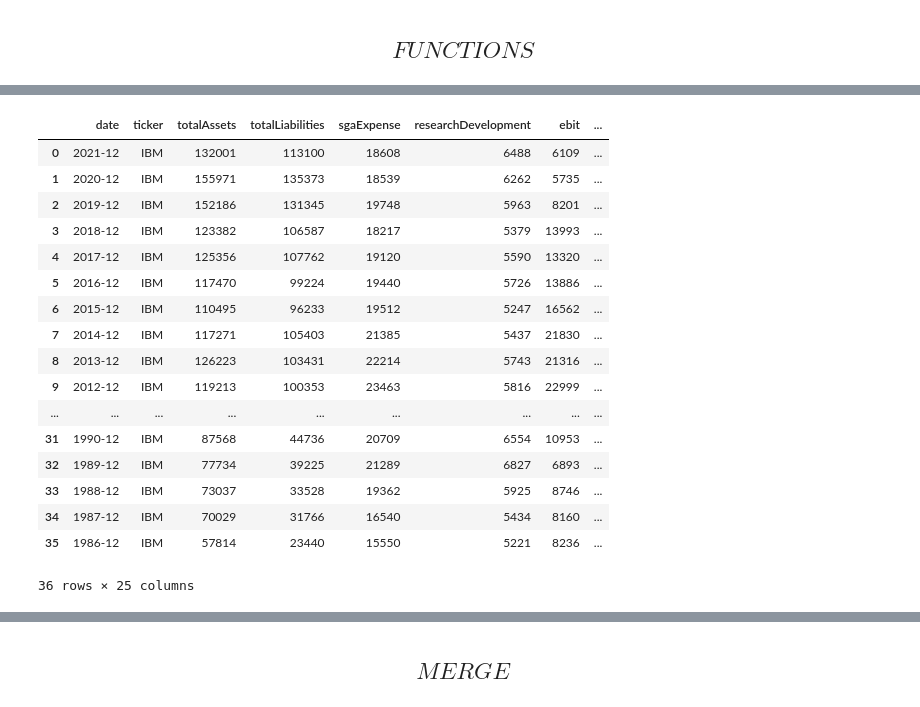
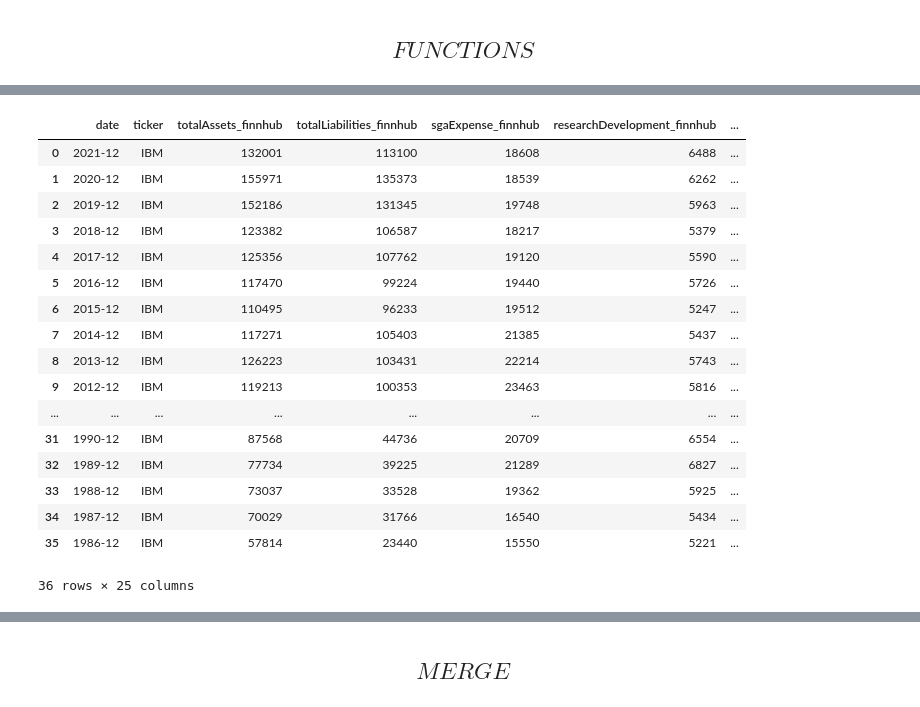
Before and after one commit to Aleengelstajn/Financial-APIs-Comparison-Python, a Jupyter notebook: API_downloads/Merge.ipynb, the cells around one changed output, grey strips where cells are left out. Cells and saved outputs as stored; diff of their text form; code cells hidden in the pictures.

```diff
--- a/API_downloads/Merge.ipynb
+++ b/API_downloads/Merge.ipynb
@@ -273,51 +283,57 @@ def finnhub(ticker):
 
     '''
     Cash Flow
     '''
     data = finnhub_client.financials(f'{ticker}', 'cf', 'annual')
     df_cash = pd.DataFrame()
     for q in range(len(data['financials'])):
         try:
             df = pd.DataFrame(data['financials'][q], index=[1])
             df_cash  = pd.concat([df_cash, df], axis=0)
         except:
             print(q)
             pass
     cols = list(df_cash.columns)
     cols.remove('period')
     cols.insert(0, 'period')
     df_cash = df_cash[cols]
     #display(df_cash.head(3))
 
     dfs = [df_cash, df_balance, df_income]
     df_final = ft.reduce(lambda left, right: pd.merge(left, right, on='period'), dfs)
 
     df_final['date'] = pd.to_datetime(df_final['period'])
     df_final['date'] = df_final.date.dt.strftime('%Y-%m')
     df_final['ticker'] = ticker
     tabla = pd.read_excel('../Merge.xlsx')
     columns = ['date', 'ticker'] + list(tabla.tag_finn)
+    ''' Renaming columns'''
+    df_final = df_final[columns]
+    with open('saved_dictionary.pkl', 'rb') as f:
+        dict = pickle.load(f)
+    df_final.rename(columns=dict['finnhub'], inplace=True)
 
-    return df_final[columns]
+
+    return df_final
 finnhub('IBM')
 # %% [output]
-|  | date | ticker | totalAssets | totalLiabilities | sgaExpense | researchDevelopment | ebit | ... |
-| 0 | 2021-12 | IBM | 132001 | 113100 | 18608 | 6488 | 6109 | ... |
-| 1 | 2020-12 | IBM | 155971 | 135373 | 18539 | 6262 | 5735 | ... |
-| 2 | 2019-12 | IBM | 152186 | 131345 | 19748 | 5963 | 8201 | ... |
-| 3 | 2018-12 | IBM | 123382 | 106587 | 18217 | 5379 | 13993 | ... |
-| 4 | 2017-12 | IBM | 125356 | 107762 | 19120 | 5590 | 13320 | ... |
-| 5 | 2016-12 | IBM | 117470 | 99224 | 19440 | 5726 | 13886 | ... |
-| 6 | 2015-12 | IBM | 110495 | 96233 | 19512 | 5247 | 16562 | ... |
-| 7 | 2014-12 | IBM | 117271 | 105403 | 21385 | 5437 | 21830 | ... |
-| 8 | 2013-12 | IBM | 126223 | 103431 | 22214 | 5743 | 21316 | ... |
-| 9 | 2012-12 | IBM | 119213 | 100353 | 23463 | 5816 | 22999 | ... |
-| ... | ... | ... | ... | ... | ... | ... | ... | ... |
-| 31 | 1990-12 | IBM | 87568 | 44736 | 20709 | 6554 | 10953 | ... |
-| 32 | 1989-12 | IBM | 77734 | 39225 | 21289 | 6827 | 6893 | ... |
-| 33 | 1988-12 | IBM | 73037 | 33528 | 19362 | 5925 | 8746 | ... |
-| 34 | 1987-12 | IBM | 70029 | 31766 | 16540 | 5434 | 8160 | ... |
-| 35 | 1986-12 | IBM | 57814 | 23440 | 15550 | 5221 | 8236 | ... |
+|  | date | ticker | totalAssets_finnhub | totalLiabilities_finnhub | sgaExpense_finnhub | researchDevelopment_finnhub | ... |
+| 0 | 2021-12 | IBM | 132001 | 113100 | 18608 | 6488 | ... |
+| 1 | 2020-12 | IBM | 155971 | 135373 | 18539 | 6262 | ... |
+| 2 | 2019-12 | IBM | 152186 | 131345 | 19748 | 5963 | ... |
+| 3 | 2018-12 | IBM | 123382 | 106587 | 18217 | 5379 | ... |
+| 4 | 2017-12 | IBM | 125356 | 107762 | 19120 | 5590 | ... |
+| 5 | 2016-12 | IBM | 117470 | 99224 | 19440 | 5726 | ... |
+| 6 | 2015-12 | IBM | 110495 | 96233 | 19512 | 5247 | ... |
+| 7 | 2014-12 | IBM | 117271 | 105403 | 21385 | 5437 | ... |
+| 8 | 2013-12 | IBM | 126223 | 103431 | 22214 | 5743 | ... |
+| 9 | 2012-12 | IBM | 119213 | 100353 | 23463 | 5816 | ... |
+| ... | ... | ... | ... | ... | ... | ... | ... |
+| 31 | 1990-12 | IBM | 87568 | 44736 | 20709 | 6554 | ... |
+| 32 | 1989-12 | IBM | 77734 | 39225 | 21289 | 6827 | ... |
+| 33 | 1988-12 | IBM | 73037 | 33528 | 19362 | 5925 | ... |
+| 34 | 1987-12 | IBM | 70029 | 31766 | 16540 | 5434 | ... |
+| 35 | 1986-12 | IBM | 57814 | 23440 | 15550 | 5221 | ... |
 36 rows × 25 columns
 # %%
 def sharadar(ticker):
```
Also changed, not shown: parts of 17 cells of this notebook, 2 other files.
